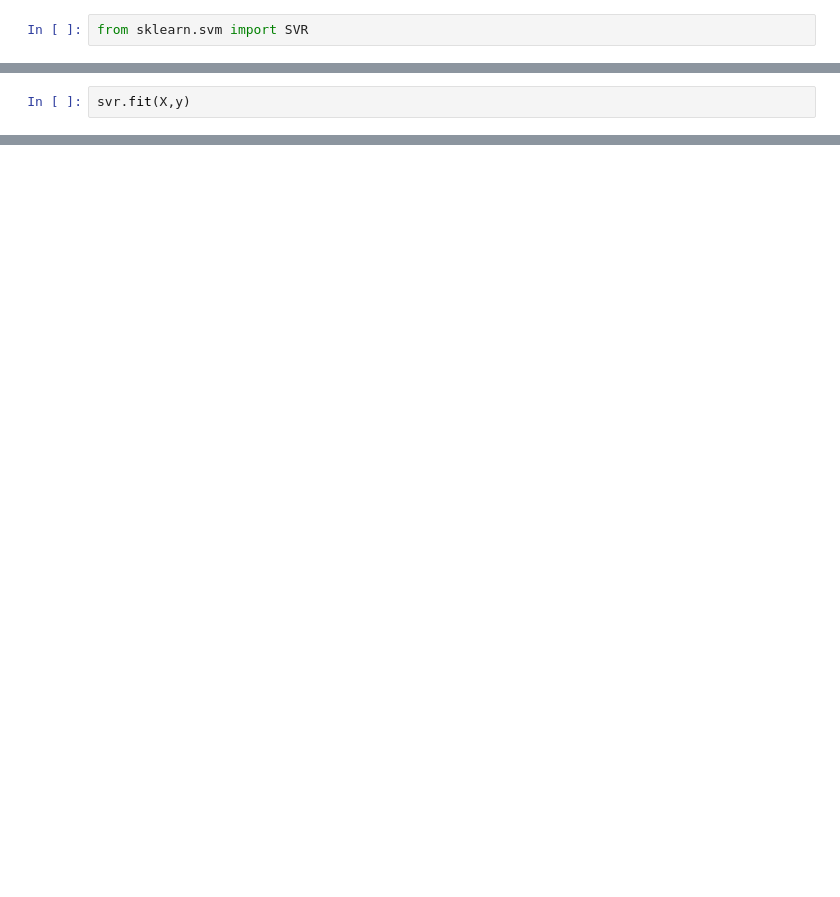
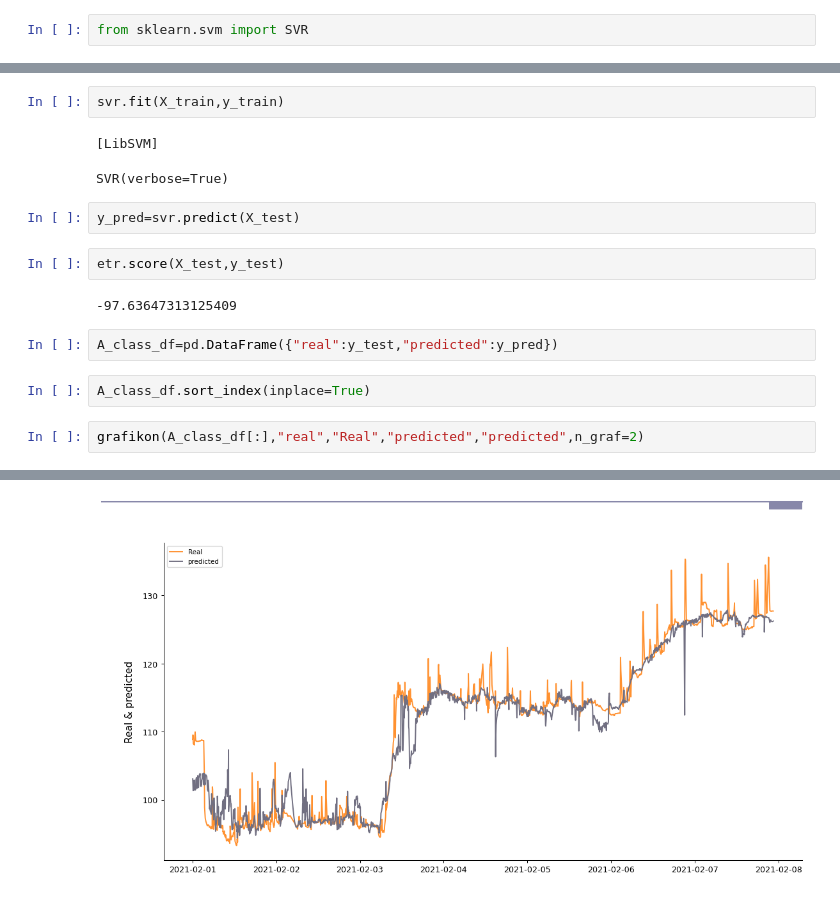
Before and after one commit to sipocz/I4_0, a Jupyter notebook: I4_0__linear.ipynb, the cells around one changed output, grey strips where cells are left out. Drawn from its saved outputs; the diff is of its cells as text; blank space fills up the shorter version.

```diff
--- a/I4_0__linear.ipynb
+++ b/I4_0__linear.ipynb
@@ -323,2 +350,18 @@ svr=SVR()
 # %%
-svr.fit(X,y)
+svr.fit(X_train,y_train)
+# %% [output]
+[LibSVM]
+SVR(verbose=True)
+# %%
+y_pred=svr.predict(X_test)
+# %%
+etr.score(X_test,y_test)
+# %% [output]
+-97.63647313125409
+# %%
+A_class_df=pd.DataFrame({"real":y_test,"predicted":y_pred})
+# %%
+A_class_df.sort_index(inplace=True)
+# %%
+grafikon(A_class_df[:],"real","Real","predicted","predicted",n_graf=2)
+# %% [output]
@@ -324,0 +369 @@ svr.fit(X,y)
+[figure, added]
```
Also changed, not shown: parts of 11 cells of this notebook.
